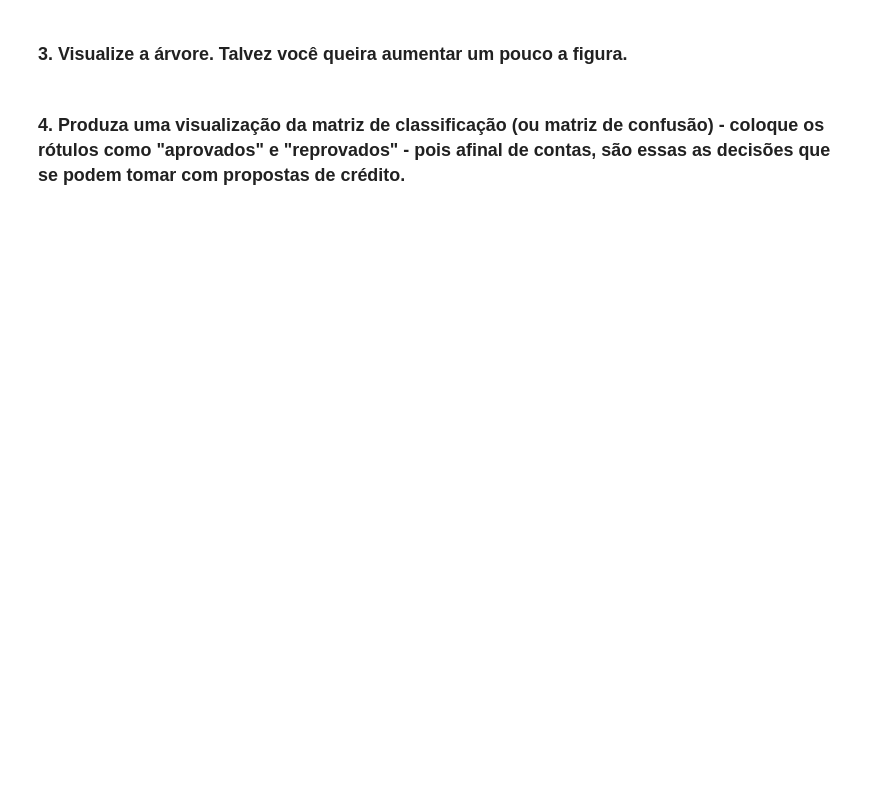
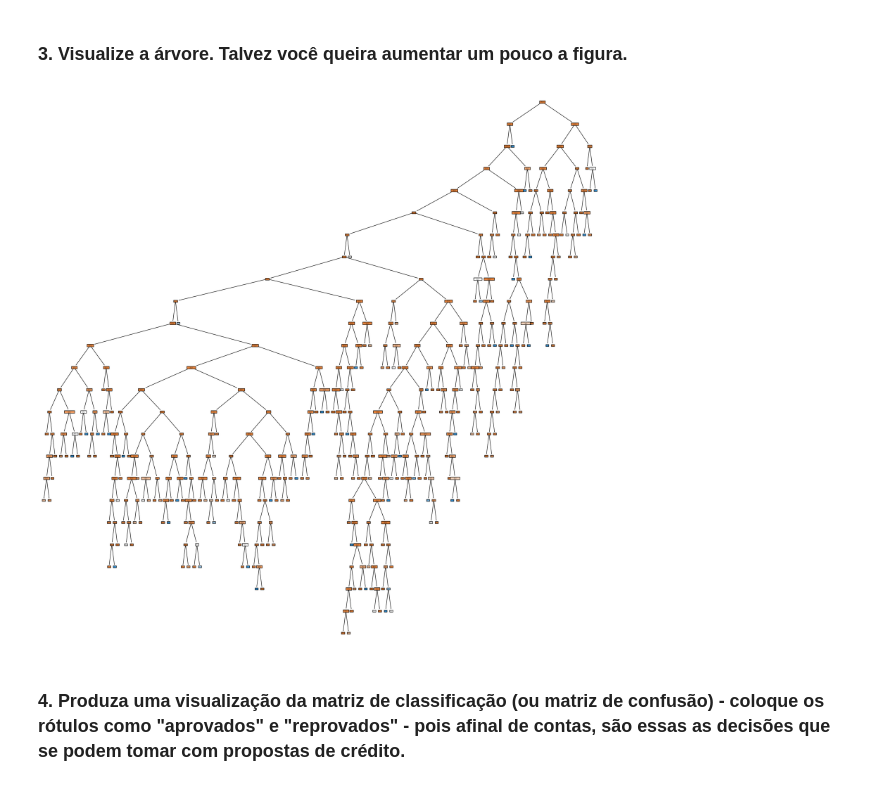
Before and after one commit to TiagoSilvaLourenco/data_science, a Jupyter notebook: modulo_7/tarefa_2/Mod 07 - Tarefa 02.ipynb, the cells around one changed output. Saved outputs shown, nothing was run; the diff lists cells and outputs as text; code cells hidden in the pictures; blank space fills up the shorter version.

```diff
--- a/modulo_7/tarefa_2/Mod 07 - Tarefa 02.ipynb
+++ b/modulo_7/tarefa_2/Mod 07 - Tarefa 02.ipynb
@@ -164,4 +148,14 @@ plot_tree(
 # %% [markdown]
 ### 3. Visualize a árvore. Talvez você queira aumentar um pouco a figura.
+# %%
+plt.figure(figsize=(25,25))
+plot_tree(
+    clf_train,
+    filled=True,
+    class_names=['Mau', 'Bom'],
+    feature_names=x_train.columns
+);
+# %% [output]
+[figure, added]
 # %% [markdown]
 ### 4. Produza uma visualização da matriz de classificação (ou matriz de confusão) - coloque os rótulos como "aprovados" e "reprovados" - pois afinal de contas, são essas as decisões que se podem tomar com propostas de crédito.
```
Also changed, not shown: parts of 23 cells of this notebook.
